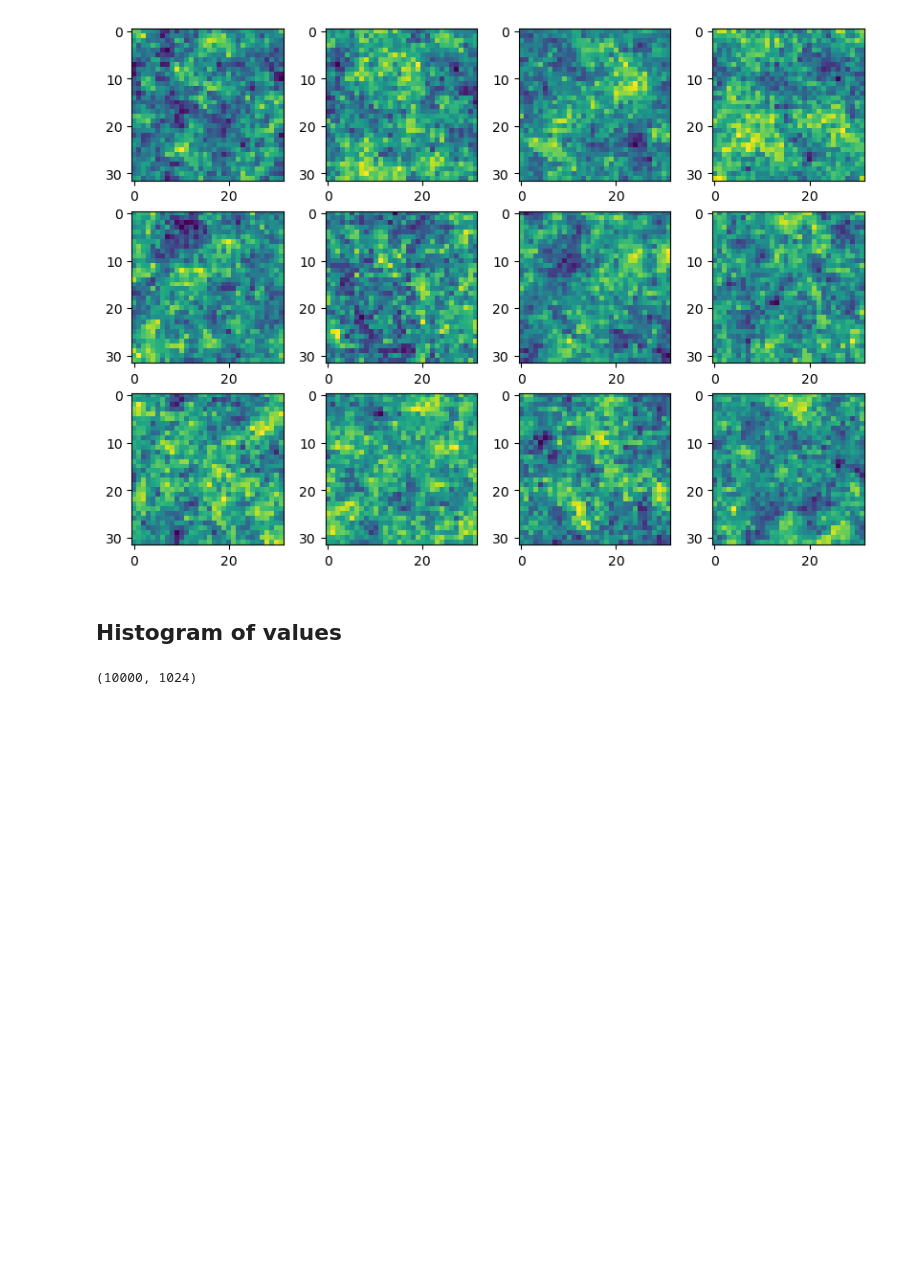
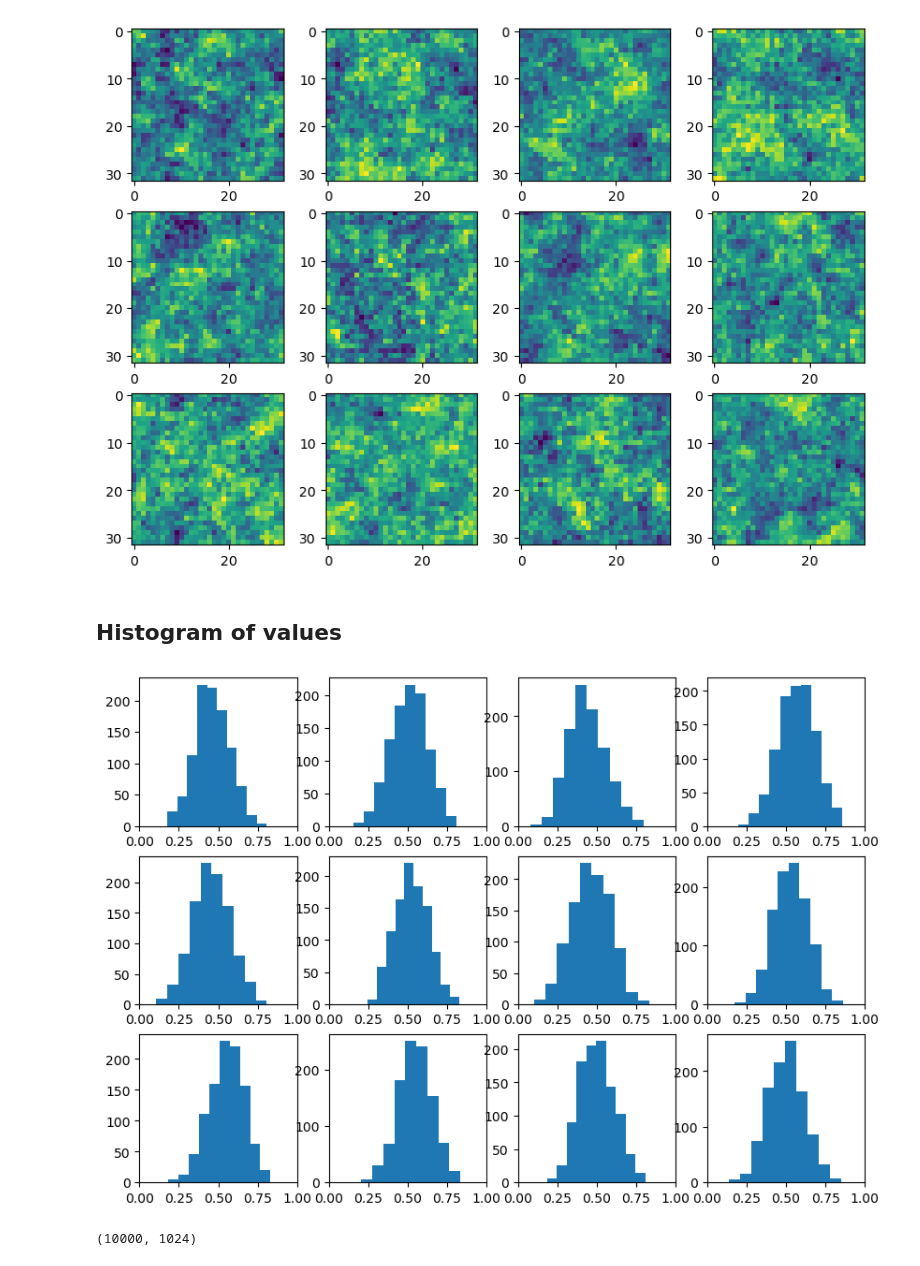
Before and after one commit to elizavetasemenova/PriorCVAE_JAX, a Jupyter notebook: examples/population_genetics/notebooks/data_exploration.ipynb, the cells around one changed output. Cells and saved outputs as stored; diff of their text form; code cells hidden in the pictures; blank space fills up the shorter version.

```diff
--- a/examples/population_genetics/notebooks/data_exploration.ipynb
+++ b/examples/population_genetics/notebooks/data_exploration.ipynb
@@ -42,6 +42,15 @@ for i, d in enumerate(prior_data[:n_plot]):
 [figure]
 # %% [markdown]
 ## Histogram of values
+# %%
+fig, axs = plt.subplots(3, 4, figsize=(10, 7))
+for i, d in enumerate(prior_data[:n_plot]):
+    rows = int(i//4)
+    cols = int(i%4)
+    axs[rows][cols].hist(d.reshape((-1,)))
+    axs[rows][cols].set_xlim([0, 1])
+# %% [output]
+[figure, added]
 # %%
 prior_data.shape
 # %% [output]
```
Also changed, not shown: parts of 1 cell of this notebook, 1 other file.
